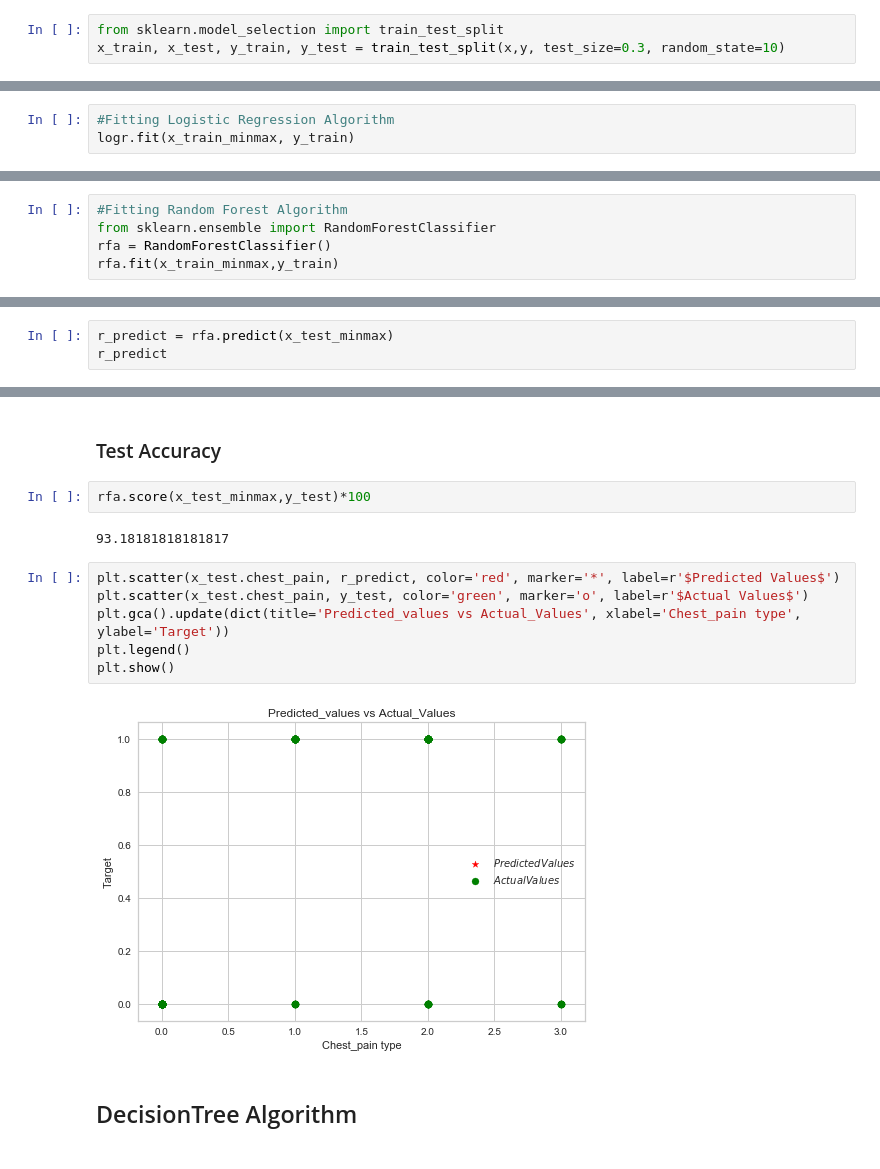
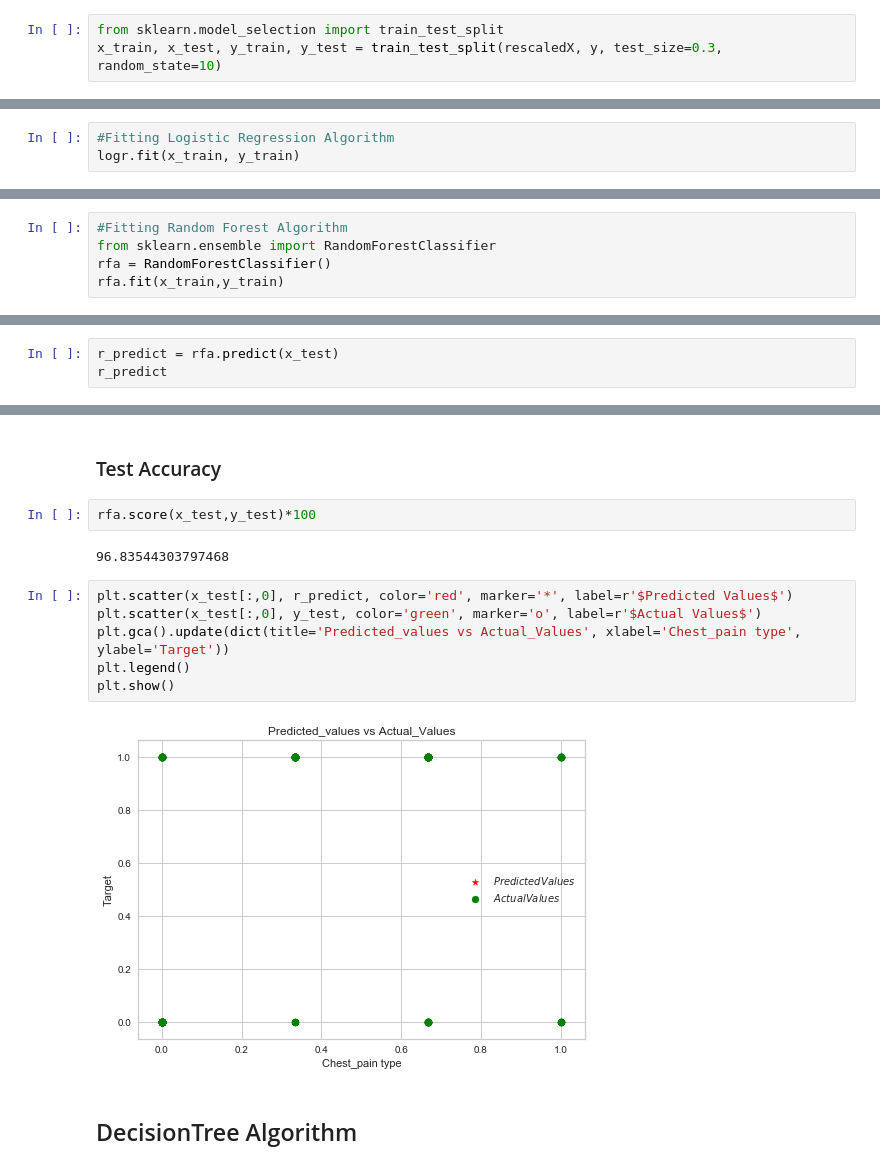
Before and after one commit to rnikule/Analysis_and_Prediction_for_Heart_Patients, a Jupyter notebook: project_Heart_ML_Data_preprocessing & feature_selection.ipynb, the cells around one changed output, grey strips where cells are left out. Cells and saved outputs as stored; diff of their text form.

```diff
--- a/project_Heart_ML_Data_preprocessing & feature_selection.ipynb
+++ b/project_Heart_ML_Data_preprocessing & feature_selection.ipynb
@@ -360,6 +482,6 @@ y = test[['target']]
 # %%
 from sklearn.model_selection import train_test_split
-x_train, x_test, y_train, y_test = train_test_split(x,y, test_size=0.3, random_state=10)
+x_train, x_test, y_train, y_test = train_test_split(rescaledX, y, test_size=0.3, random_state=10)
 # %%
 x_train
 # %% [output]
@@ -447,5 +540,5 @@ from sklearn.linear_model import LogisticRegression
 logr = LogisticRegression()
 # %%
 #Fitting Logistic Regression Algorithm
-logr.fit(x_train_minmax, y_train)
+logr.fit(x_train, y_train)
 # %% [output]
@@ -506,5 +595,5 @@ plt.show()
 #Fitting Random Forest Algorithm
 from sklearn.ensemble import RandomForestClassifier
 rfa = RandomForestClassifier()
-rfa.fit(x_train_minmax,y_train)
+rfa.fit(x_train,y_train)
 # %% [output]
@@ -522,6 +604,6 @@ rfa.predict([[3,100,2,1]])
 # %% [output]
 array([1], dtype=int64)
 # %%
-r_predict = rfa.predict(x_test_minmax)
+r_predict = rfa.predict(x_test)
 r_predict
 # %% [output]
@@ -543,17 +625,17 @@ array([0, 1, 0, 1, 0, 1, 0, 1, 0, 0, 0, 1, 0, 0, 1, 0, 1, 1, 0, 1, 0, 1,
 # %% [markdown]
 ### Test Accuracy
 # %%
-rfa.score(x_test_minmax,y_test)*100
+rfa.score(x_test,y_test)*100
 # %% [output]
-93.18181818181817
+96.83544303797468
 # %%
-plt.scatter(x_test.chest_pain, r_predict, color='red', marker='*', label=r'$Predicted Values$')
-plt.scatter(x_test.chest_pain, y_test, color='green', marker='o', label=r'$Actual Values$')
+plt.scatter(x_test[:,0], r_predict, color='red', marker='*', label=r'$Predicted Values$')
+plt.scatter(x_test[:,0], y_test, color='green', marker='o', label=r'$Actual Values$')
 plt.gca().update(dict(title='Predicted_values vs Actual_Values', xlabel='Chest_pain type', ylabel='Target'))
 plt.legend()
 plt.show()
 # %% [output]
-[figure, old version]
+[figure, new version]
 # %% [markdown]
 ## DecisionTree Algorithm
 # %%
```
Also changed, not shown: parts of 55 cells of this notebook.
